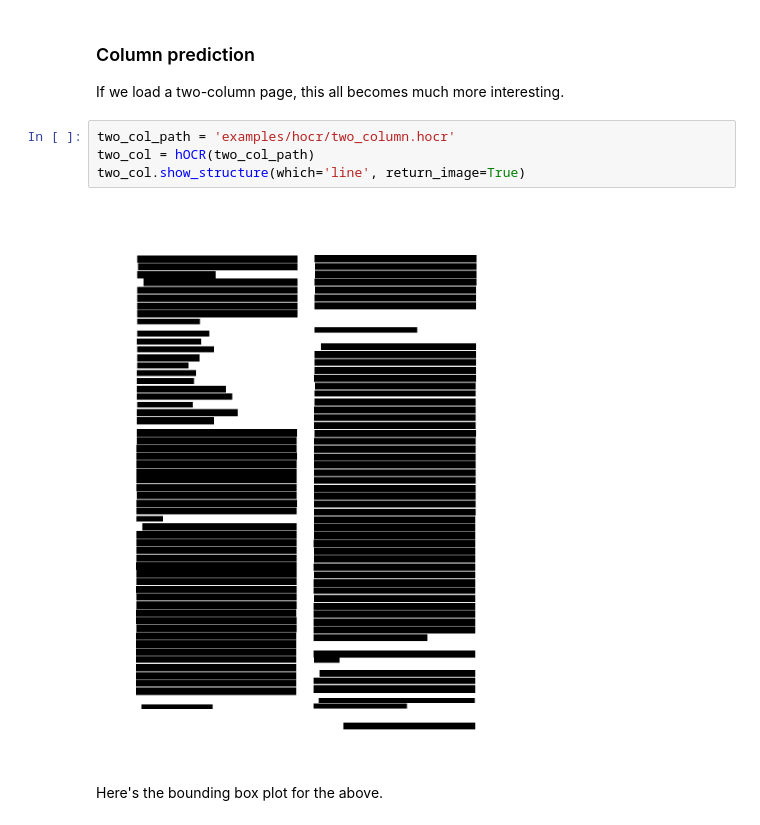
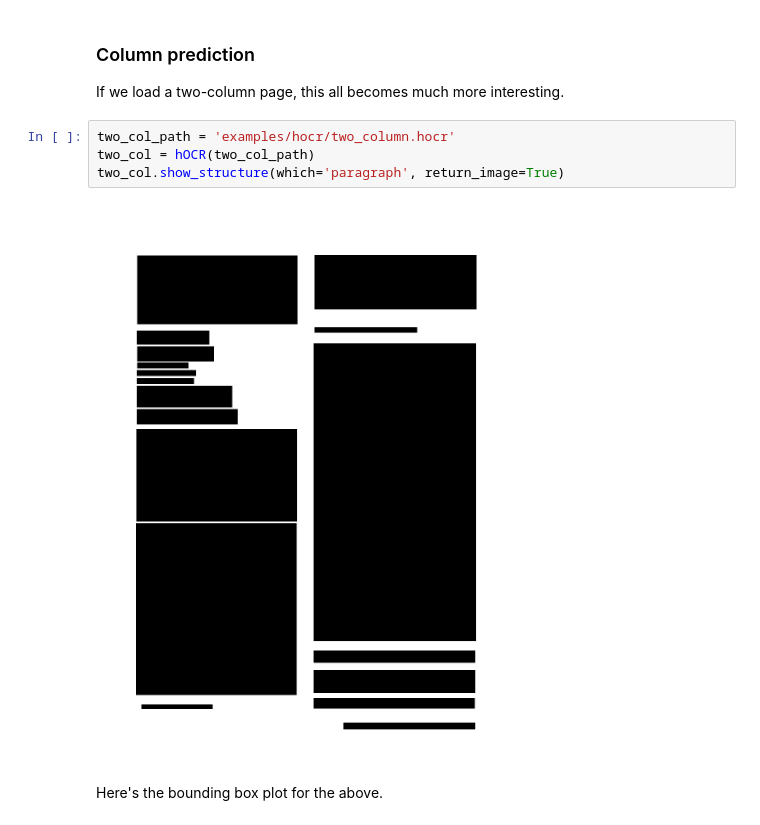
Before and after one commit to t-shoemaker/hOCRpy, a Jupyter notebook: analysis.ipynb, the cells around one changed output. Cells and saved outputs as stored; diff of their text form.

```diff
--- a/analysis.ipynb
+++ b/analysis.ipynb
@@ -51,9 +63,9 @@ If we load a two-column page, this all becomes much more interesting.
 # %%
 two_col_path = 'examples/hocr/two_column.hocr'
 two_col = hOCR(two_col_path)
-two_col.show_structure(which='line', return_image=True)
+two_col.show_structure(which='paragraph', return_image=True)
 # %% [output]
-[figure, old version]
+[figure, new version]
 # %% [markdown]
 Here's the bounding box plot for the above.
 # %%
```
Also changed, not shown: parts of 13 cells of this notebook.
